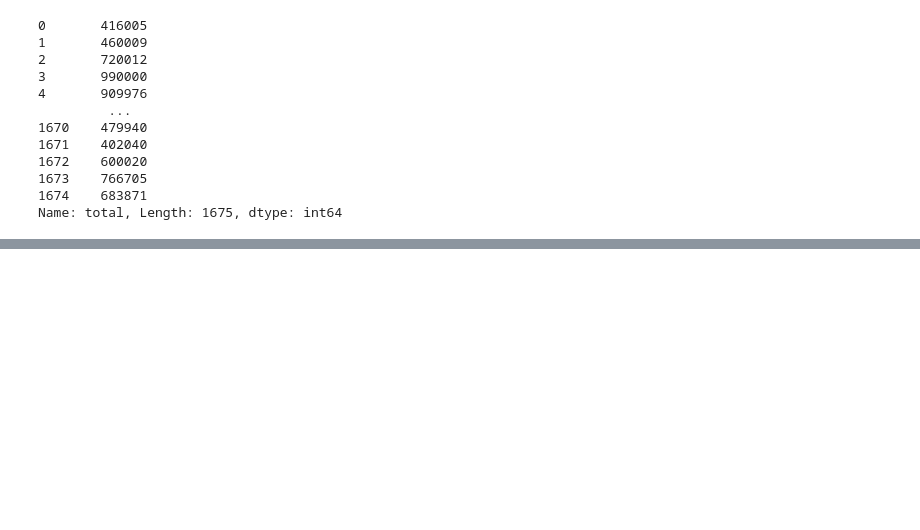
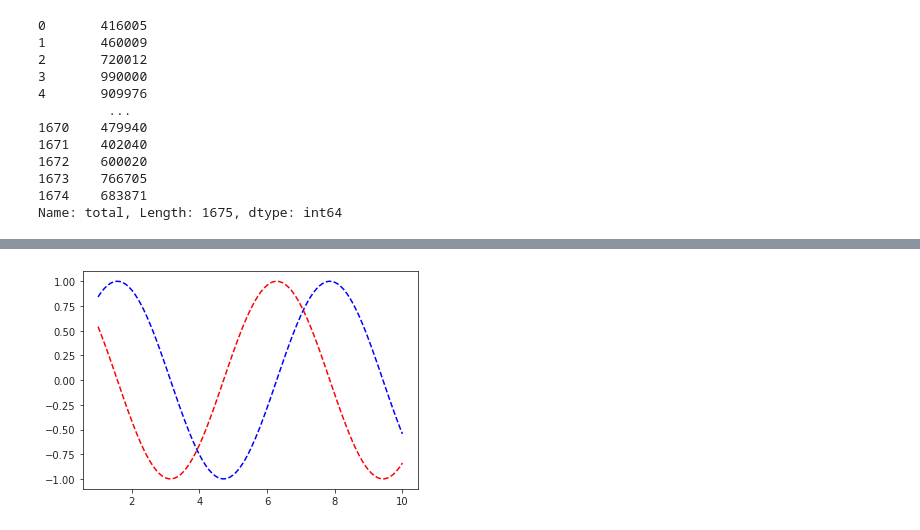
Before and after one commit to TharllesHCS/DATASCIENCE-Python, a Jupyter notebook: DataScience_ML_Pandas.ipynb, the cells around one changed output, grey strips where cells are left out. Cells and saved outputs as stored; diff of their text form; code cells hidden in the pictures; blank space fills up the shorter version.

```diff
--- a/DataScience_ML_Pandas.ipynb
+++ b/DataScience_ML_Pandas.ipynb
@@ -254,0 +767,9 @@ Name: total, Length: 1675, dtype: int64
+# %%
+import seaborn as sns
+### inutil! ahah
+sns.set_style('ticks')
+plt.plot(x,np.sin(x), 'b--')
+plt.plot(x,np.cos(x), 'r--')
+plt.show()
+# %% [output]
+[figure, added]
```
Also changed, not shown: parts of 58 cells of this notebook.
